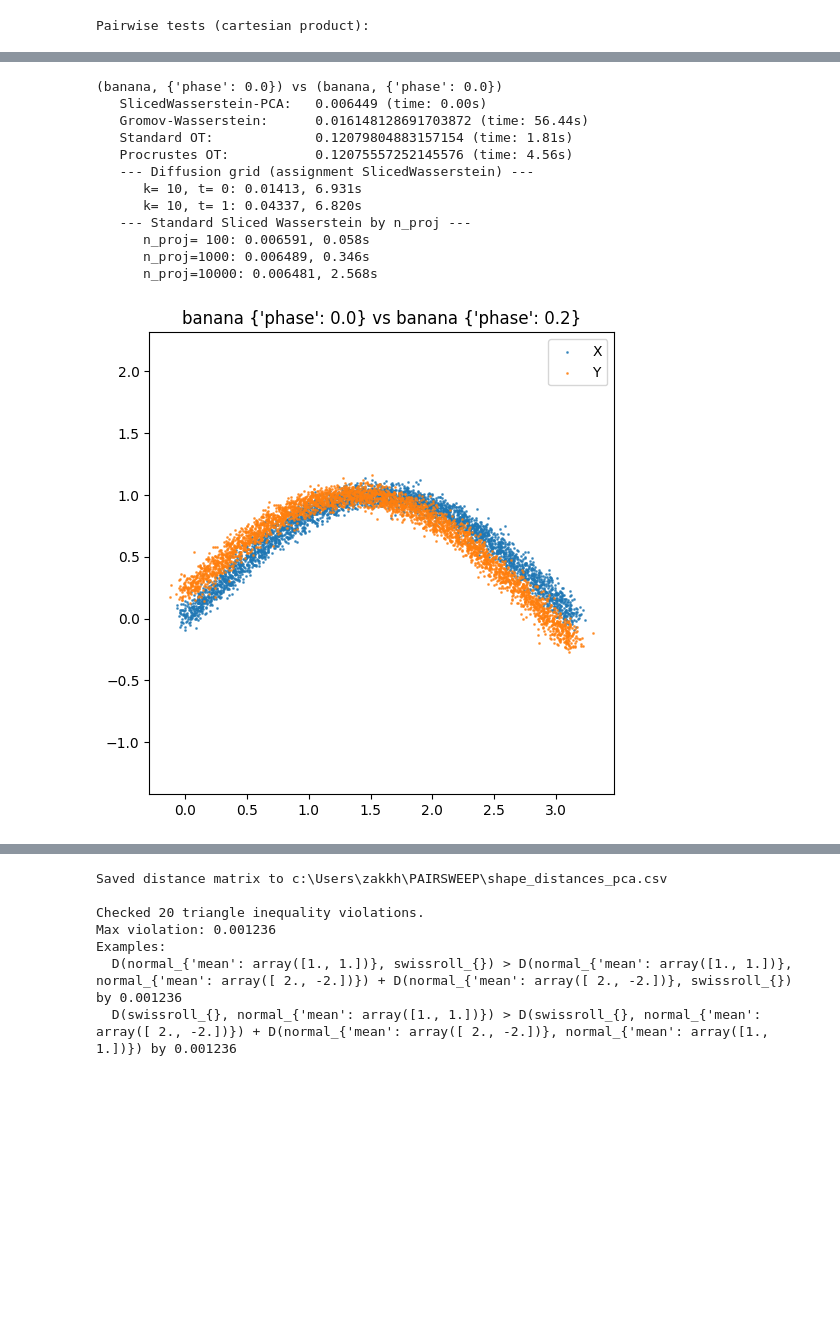
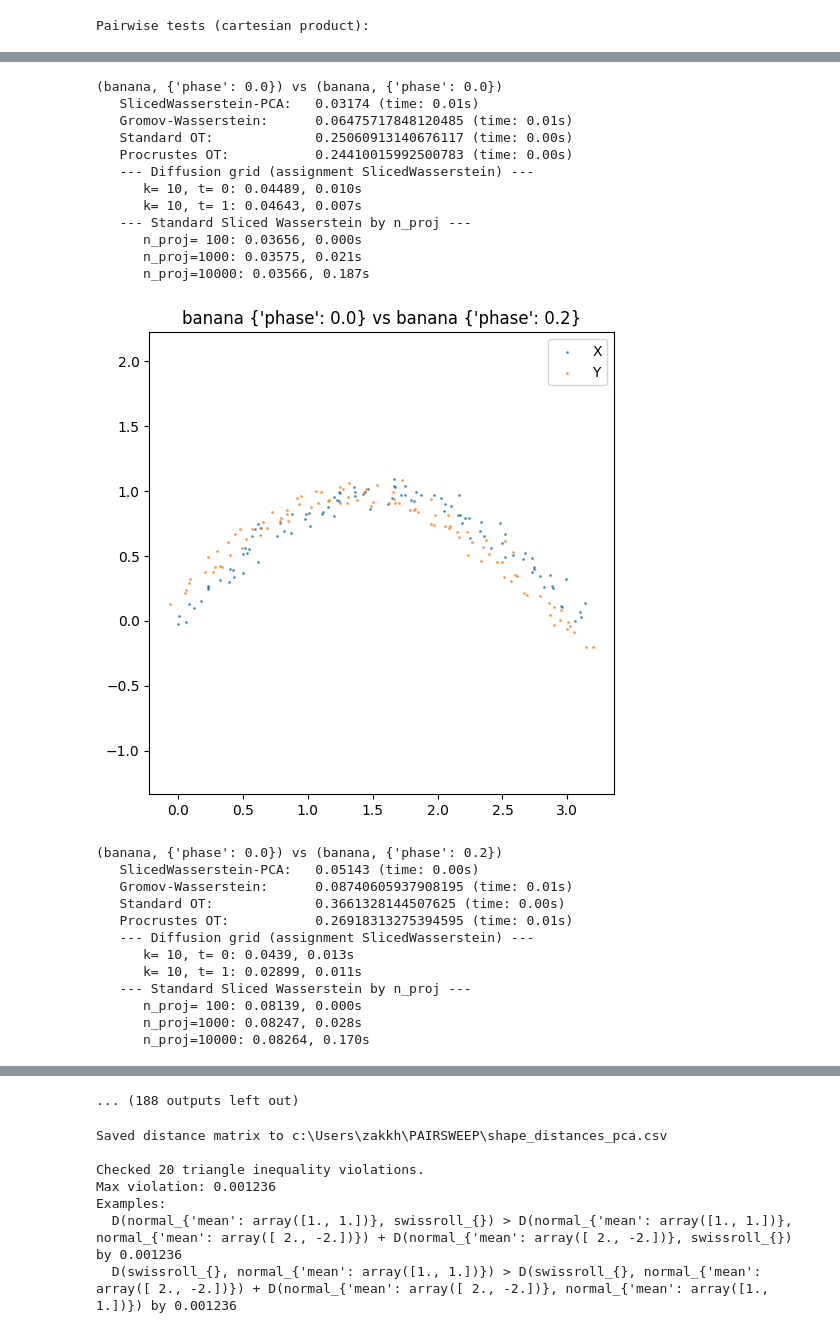
Before and after one commit to zakk-h/RISWIE, a Jupyter notebook: code.ipynb, the cells around one changed output, grey strips where cells are left out. Drawn from its saved outputs; the diff is of its cells as text; code cells hidden in the pictures; blank space fills up the shorter version.

```diff
--- a/code.ipynb
+++ b/code.ipynb
@@ -327,9 +327,10 @@ def test_framework():
     t_values = [0, 1]
     n_proj_values = [100, 1000, 10000]
 
+    rows = []
     print("Pairwise tests (cartesian product):\n")
     for (dtype1, p1), (dtype2, p2) in itertools.product(configs, configs):
-        n = 3500
+        n = 100
         X = generate_dataset(dtype1, n=n, d=2, **p1)
         Y = generate_dataset(dtype2, n=n, d=2, **p2)
         plot_pair(X, Y, title=f'{dtype1} {p1} vs {dtype2} {p2}', savepath=None)
@@ -395,6 +396,31 @@ def test_framework():
         for n_proj, (dist, t_elapsed) in sorted(sw_proj_results.items()):
             print(f'      n_proj={n_proj:4d}: {dist:.4g}, {t_elapsed:.3f}s' if t_elapsed is not None else f'      n_proj={n_proj:4d}: Error')
         print()
+        row = {
+            'A_type': dtype1,
+            'A_params': str(p1),
+            'B_type': dtype2,
+            'B_params': str(p2),
+            'sliced_pca': d_pca,
+            'sliced_pca_time': pca_time,
+            'gromov_wasserstein': d_gw,
+            'gromov_wasserstein_time': gw_time,
+            'standard_ot': d_ot,
+            'standard_ot_time': ot_time,
+            'procrustes_ot': d_proc,
+            'procrustes_ot_time': procrustes_time,
+        }
+        # Add diffusion results
+        for (kk, tt), (dist, t_elapsed) in sorted(diffusion_results.items()):
+            row[f'diffusion_k{kk}_t{tt}'] = dist
+            row[f'diffusion_k{kk}_t{tt}_time'] = t_elapsed
+        # Add SW projections
+        for n_proj, (dist, t_elapsed) in sorted(sw_proj_results.items()):
+            row[f'sw_proj{n_proj}'] = dist
+            row[f'sw_proj{n_proj}_time'] = t_elapsed
+        rows.append(row)
+    df = pd.DataFrame(rows)
+    df.to_csv('all_scores_per_pair.csv', index=False)
 
 if __name__ == '__main__':
     test_framework()
@@ -404,13 +430,25 @@ Pairwise tests (cartesian product):
 (banana, {'phase': 0.0}) vs (banana, {'phase': 0.0})
-   SlicedWasserstein-PCA:   0.006449 (time: 0.00s)
-   Gromov-Wasserstein:      0.016148128691703872 (time: 56.44s)
-   Standard OT:             0.12079804883157154 (time: 1.81s)
-   Procrustes OT:           0.12075557252145576 (time: 4.56s)
+   SlicedWasserstein-PCA:   0.03174 (time: 0.01s)
+   Gromov-Wasserstein:      0.06475717848120485 (time: 0.01s)
+   Standard OT:             0.25060913140676117 (time: 0.00s)
+   Procrustes OT:           0.24410015992500783 (time: 0.00s)
    --- Diffusion grid (assignment SlicedWasserstein) ---
-      k= 10, t= 0: 0.01413, 6.931s
-      k= 10, t= 1: 0.04337, 6.820s
+      k= 10, t= 0: 0.04489, 0.010s
+      k= 10, t= 1: 0.04643, 0.007s
    --- Standard Sliced Wasserstein by n_proj ---
-      n_proj= 100: 0.006591, 0.058s
-      n_proj=1000: 0.006489, 0.346s
-      n_proj=10000: 0.006481, 2.568s
+      n_proj= 100: 0.03656, 0.000s
+      n_proj=1000: 0.03575, 0.021s
+      n_proj=10000: 0.03566, 0.187s
-[figure, old version]
+[figure, new version]
+(banana, {'phase': 0.0}) vs (banana, {'phase': 0.2})
+   SlicedWasserstein-PCA:   0.05143 (time: 0.00s)
+   Gromov-Wasserstein:      0.08740605937908195 (time: 0.01s)
+   Standard OT:             0.3661328144507625 (time: 0.00s)
+   Procrustes OT:           0.26918313275394595 (time: 0.01s)
+   --- Diffusion grid (assignment SlicedWasserstein) ---
+      k= 10, t= 0: 0.0439, 0.013s
+      k= 10, t= 1: 0.02899, 0.011s
+   --- Standard Sliced Wasserstein by n_proj ---
+      n_proj= 100: 0.08139, 0.000s
+      n_proj=1000: 0.08247, 0.028s
+      n_proj=10000: 0.08264, 0.170s
@@ -417,3 +495,4 @@ Pairwise tests (cartesian product):
+... (188 outputs left out)
 # %%
 def compute_distance_matrix(distance_fn, embedding_fn, k=2, out_path="distance_matrix.csv"):
     dataset_types = list(DATASET_PARAMS.keys())
```
Also changed, not shown: parts of 2 cells of this notebook, 1 other file.
